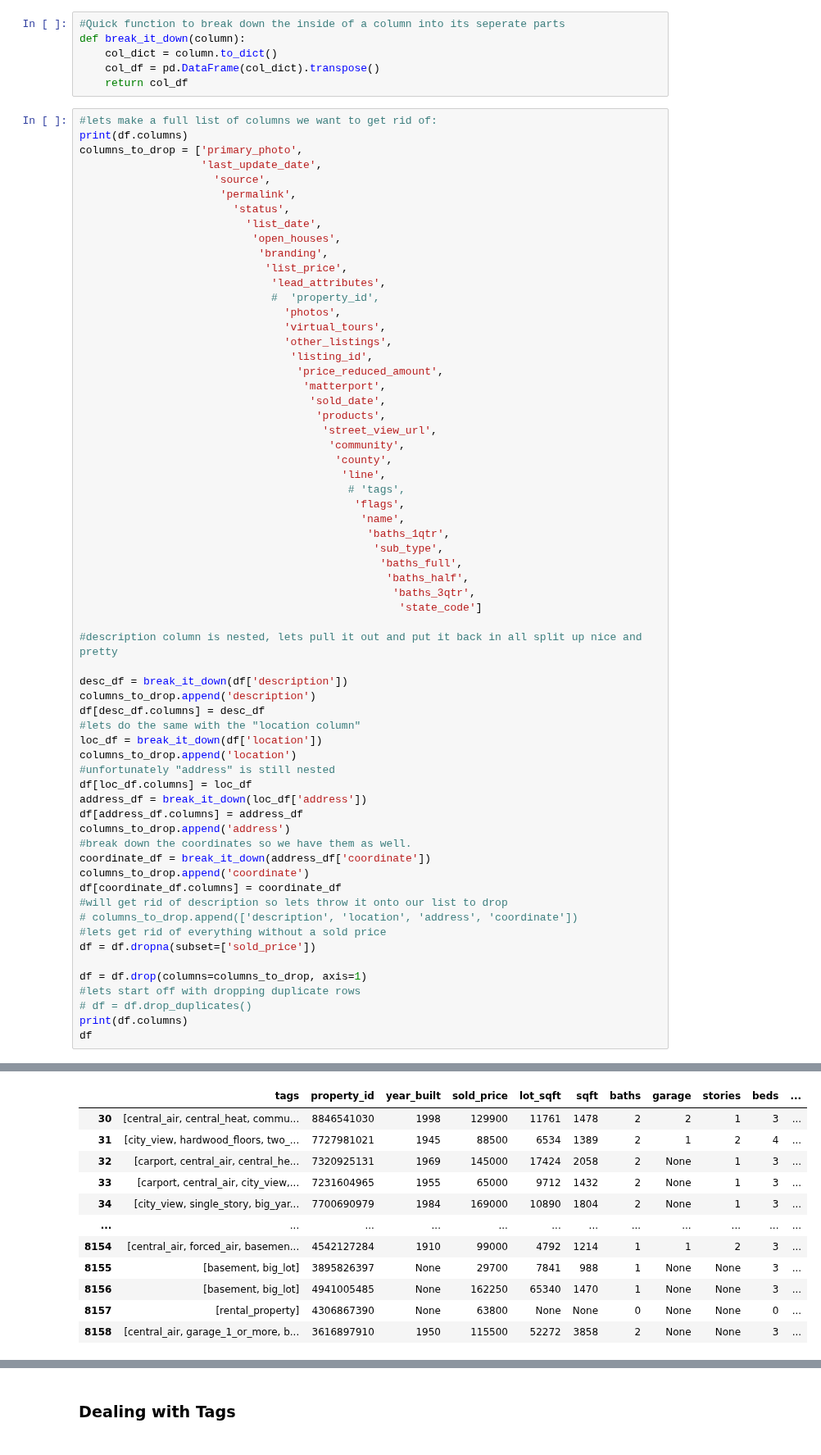
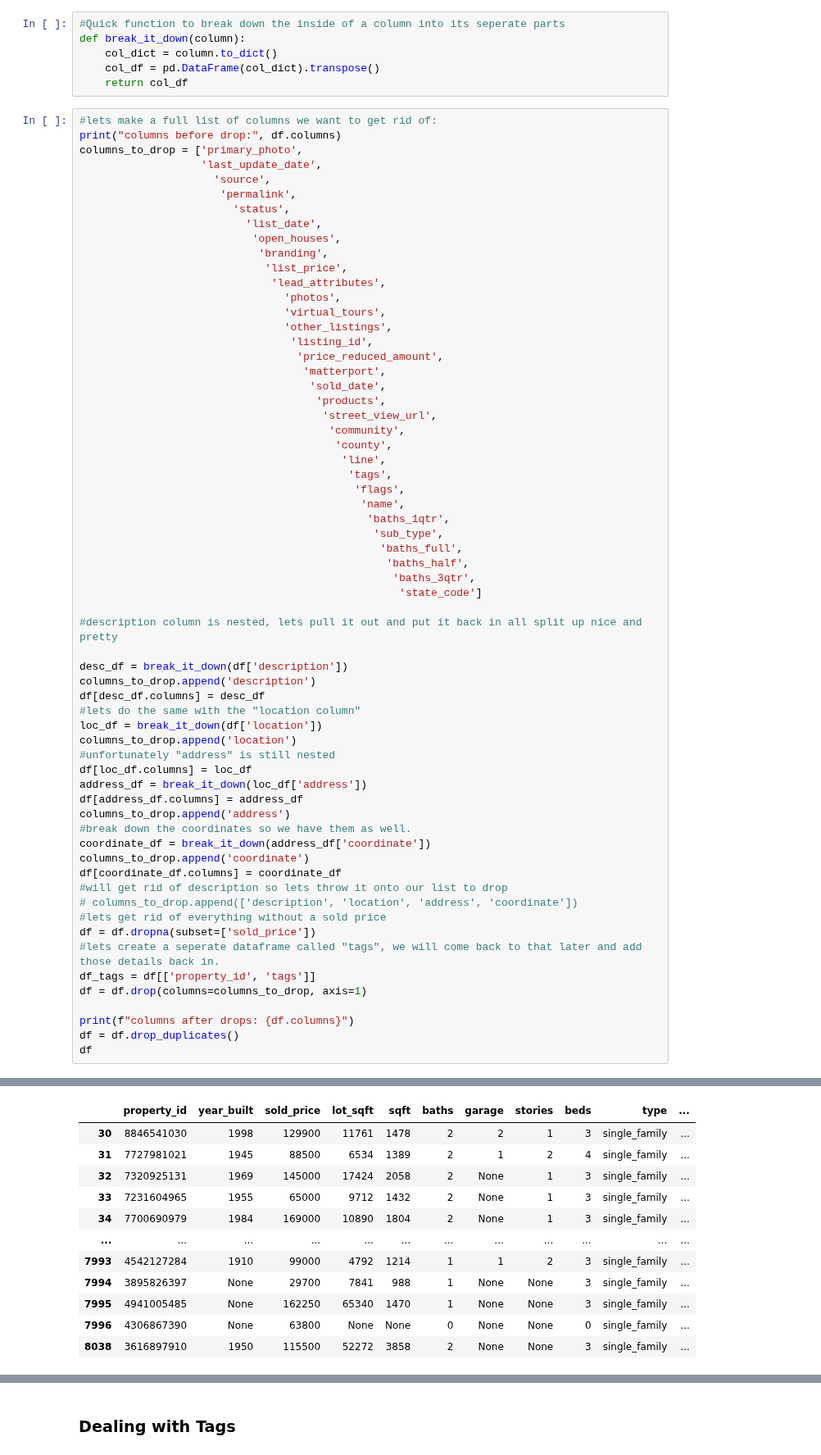
Before and after one commit to FinchWilliam/DS-Midterm-Project, a Jupyter notebook: notebooks/1 - EDA.ipynb, the cells around one changed output, grey strips where cells are left out. Shown at 82% size. Cells and saved outputs as stored; diff of their text form.

```diff
--- a/notebooks/1 - EDA.ipynb
+++ b/notebooks/1 - EDA.ipynb
@@ -169,7 +170,7 @@ def break_it_down(column):
     return col_df
 # %%
 #lets make a full list of columns we want to get rid of:
-print(df.columns)
+print("columns before drop:", df.columns)
 columns_to_drop = ['primary_photo',
                    'last_update_date',
                      'source',
@@ -180,7 +181,6 @@ columns_to_drop = ['primary_photo',
                             'branding',
                              'list_price',
                               'lead_attributes',
-                              #  'property_id',
                                 'photos',
                                 'virtual_tours',
                                 'other_listings',
@@ -193,7 +193,7 @@ columns_to_drop = ['primary_photo',
                                        'community',
                                         'county',
                                          'line',
-                                          # 'tags',
+                                          'tags',
                                            'flags',
                                             'name',
                                              'baths_1qtr',
@@ -224,10 +224,11 @@ df[coordinate_df.columns] = coordinate_df
 # columns_to_drop.append(['description', 'location', 'address', 'coordinate'])
 #lets get rid of everything without a sold price
 df = df.dropna(subset=['sold_price'])
+#lets create a seperate dataframe called "tags", we will come back to that later and add those details back in.
+df_tags = df[['property_id', 'tags']]
+df = df.drop(columns=columns_to_drop, axis=1)
 
-df = df.drop(columns=columns_to_drop, axis=1)
-#lets start off with dropping duplicate rows
-# df = df.drop_duplicates()
-print(df.columns)
+print(f"columns after drops: {df.columns}")
+df = df.drop_duplicates()
 df
 # %% [output]
@@ -243,13 +244,13 @@ Index(['tags', 'property_id', 'year_built', 'sold_price', 'lot_sqft', 'sqft',
       dtype='object')
-|  | tags | property_id | year_built | sold_price | lot_sqft | sqft | baths | garage | stories | beds | ... |
-| 30 | [central_air, central_heat, commu... | 8846541030 | 1998 | 129900 | 11761 | 1478 | 2 | 2 | 1 | 3 | ... |
-| 31 | [city_view, hardwood_floors, two_... | 7727981021 | 1945 | 88500 | 6534 | 1389 | 2 | 1 | 2 | 4 | ... |
-| 32 | [carport, central_air, central_he... | 7320925131 | 1969 | 145000 | 17424 | 2058 | 2 | None | 1 | 3 | ... |
-| 33 | [carport, central_air, city_view,... | 7231604965 | 1955 | 65000 | 9712 | 1432 | 2 | None | 1 | 3 | ... |
-| 34 | [city_view, single_story, big_yar... | 7700690979 | 1984 | 169000 | 10890 | 1804 | 2 | None | 1 | 3 | ... |
+|  | property_id | year_built | sold_price | lot_sqft | sqft | baths | garage | stories | beds | type | ... |
+| 30 | 8846541030 | 1998 | 129900 | 11761 | 1478 | 2 | 2 | 1 | 3 | single_family | ... |
+| 31 | 7727981021 | 1945 | 88500 | 6534 | 1389 | 2 | 1 | 2 | 4 | single_family | ... |
+| 32 | 7320925131 | 1969 | 145000 | 17424 | 2058 | 2 | None | 1 | 3 | single_family | ... |
+| 33 | 7231604965 | 1955 | 65000 | 9712 | 1432 | 2 | None | 1 | 3 | single_family | ... |
+| 34 | 7700690979 | 1984 | 169000 | 10890 | 1804 | 2 | None | 1 | 3 | single_family | ... |
 | ... | ... | ... | ... | ... | ... | ... | ... | ... | ... | ... | ... |
-| 8154 | [central_air, forced_air, basemen... | 4542127284 | 1910 | 99000 | 4792 | 1214 | 1 | 1 | 2 | 3 | ... |
-| 8155 | [basement, big_lot] | 3895826397 | None | 29700 | 7841 | 988 | 1 | None | None | 3 | ... |
-| 8156 | [basement, big_lot] | 4941005485 | None | 162250 | 65340 | 1470 | 1 | None | None | 3 | ... |
-| 8157 | [rental_property] | 4306867390 | None | 63800 | None | None | 0 | None | None | 0 | ... |
-| 8158 | [central_air, garage_1_or_more, b... | 3616897910 | 1950 | 115500 | 52272 | 3858 | 2 | None | None | 3 | ... |
+| 7993 | 4542127284 | 1910 | 99000 | 4792 | 1214 | 1 | 1 | 2 | 3 | single_family | ... |
+| 7994 | 3895826397 | None | 29700 | 7841 | 988 | 1 | None | None | 3 | single_family | ... |
+| 7995 | 4941005485 | None | 162250 | 65340 | 1470 | 1 | None | None | 3 | single_family | ... |
+| 7996 | 4306867390 | None | 63800 | None | None | 0 | None | None | 0 | single_family | ... |
+| 8038 | 3616897910 | 1950 | 115500 | 52272 | 3858 | 2 | None | None | 3 | single_family | ... |
```
Also changed, not shown: parts of 11 cells of this notebook, 3 other files.
